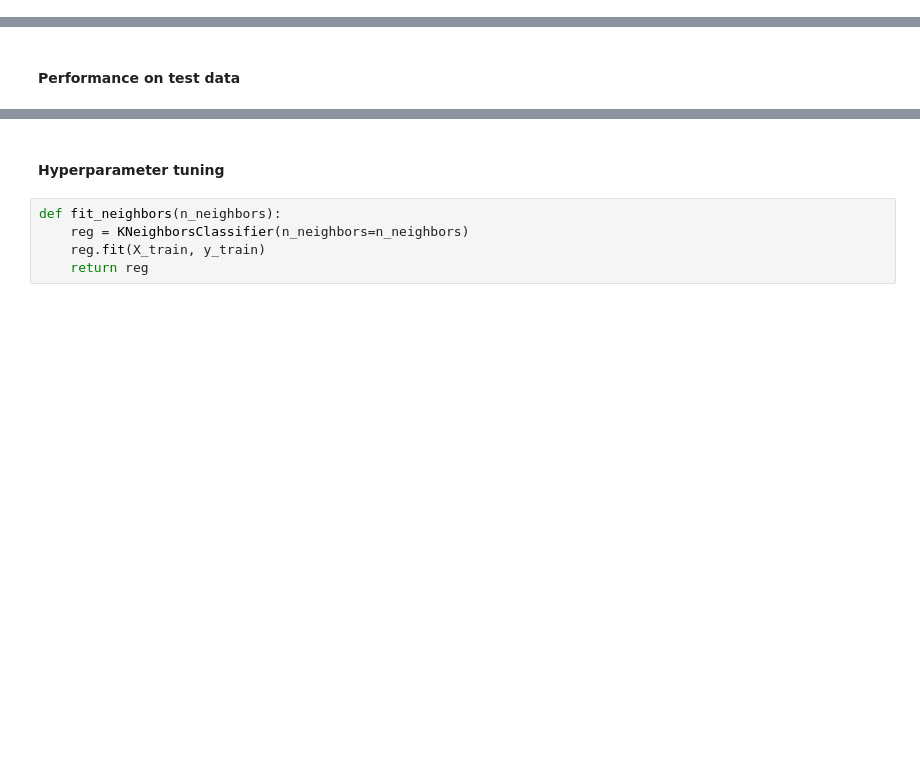
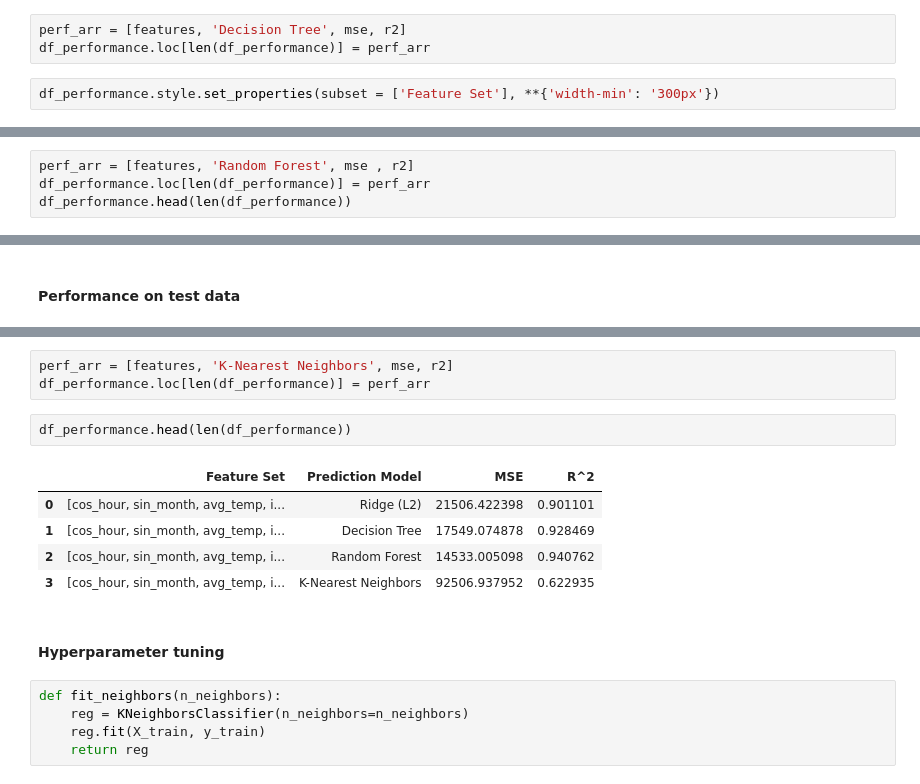
Before and after one commit to diego411/AA_Team_10, a Jupyter notebook: notebook/FeatureEngineering.ipynb, the cells around one changed output, grey strips where cells are left out. Saved outputs shown, nothing was run; the diff lists cells and outputs as text; blank space fills up the shorter version.

```diff
--- a/notebook/FeatureEngineering.ipynb
+++ b/notebook/FeatureEngineering.ipynb
@@ -679,0 +691,5 @@ R squared:  0.9638284235210453
+# %%
+perf_arr = [features, 'Decision Tree', mse, r2]
+df_performance.loc[len(df_performance)] = perf_arr
+# %%
+df_performance.style.set_properties(subset = ['Feature Set'], **{'width-min': '300px'})
@@ -756,0 +776,4 @@ R squared:  0.9736475251764273
+# %%
+perf_arr = [features, 'Random Forest', mse , r2]
+df_performance.loc[len(df_performance)] = perf_arr
+df_performance.head(len(df_performance))
@@ -819,3 +847,14 @@ R squared:  0.7077402389678348
+# %%
+perf_arr = [features, 'K-Nearest Neighbors', mse, r2]
+df_performance.loc[len(df_performance)] = perf_arr
+# %%
+df_performance.head(len(df_performance))
+# %% [output]
+|  | Feature Set | Prediction Model | MSE | R^2 |
+| 0 | [cos_hour, sin_month, avg_temp, i... | Ridge (L2) | 21506.422398 | 0.901101 |
+| 1 | [cos_hour, sin_month, avg_temp, i... | Decision Tree | 17549.074878 | 0.928469 |
+| 2 | [cos_hour, sin_month, avg_temp, i... | Random Forest | 14533.005098 | 0.940762 |
+| 3 | [cos_hour, sin_month, avg_temp, i... | K-Nearest Neighbors | 92506.937952 | 0.622935 |
 # %% [markdown]
 #### Hyperparameter tuning
 # %%
```
Also changed, not shown: parts of 77 cells of this notebook.
